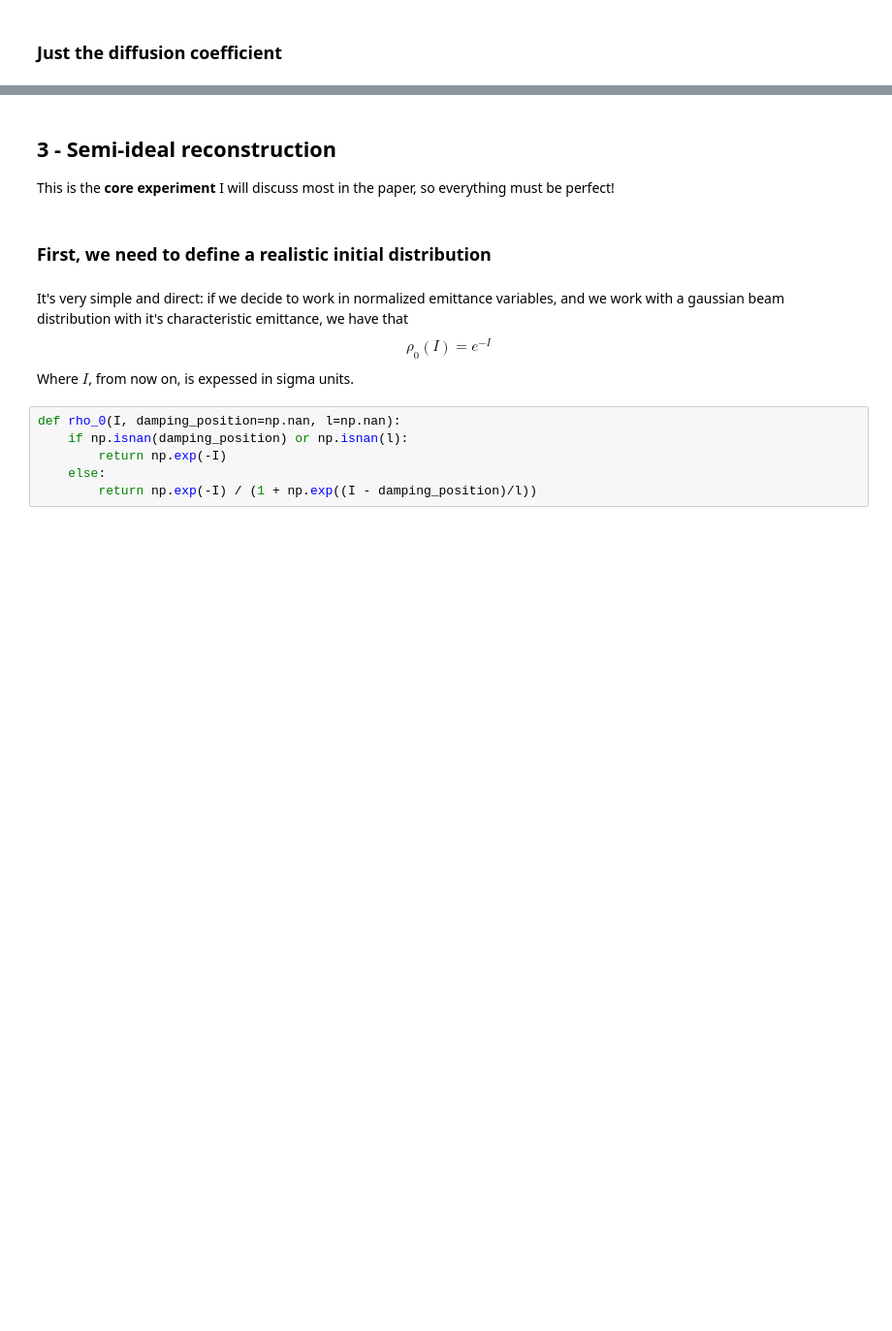
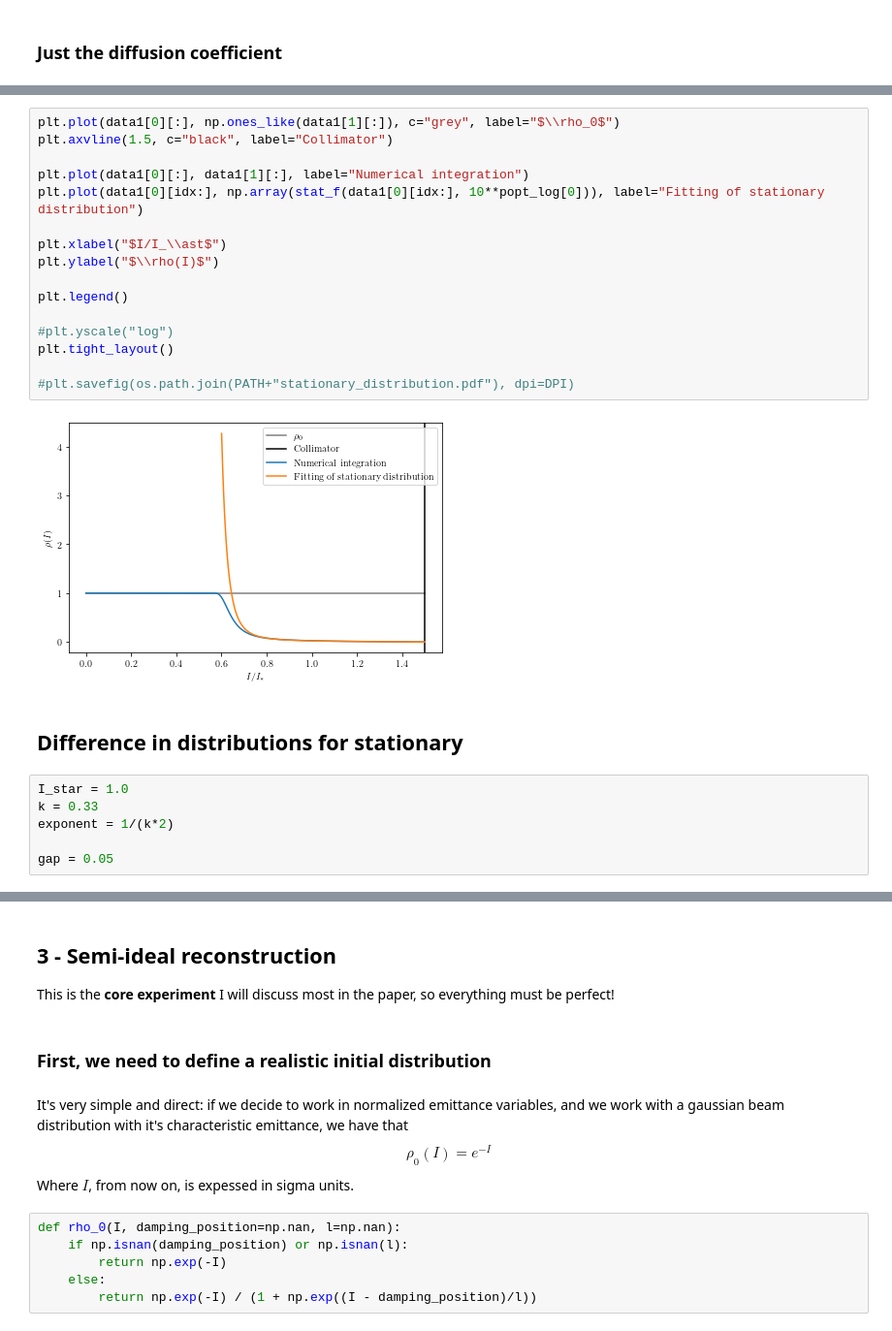
Before and after one commit to carlidel/more_about_nekhoroshev_diffusion, a Jupyter notebook: PLOTS_FOR_PAPER.ipynb, the cells around one changed output, grey strips where cells are left out. Shown at 97% size. Saved outputs shown, nothing was run; the diff lists cells and outputs as text; blank space fills up the shorter version.

```diff
--- a/PLOTS_FOR_PAPER.ipynb
+++ b/PLOTS_FOR_PAPER.ipynb
@@ -178,0 +179,26 @@ plt.yscale("log")
+# %%
+plt.plot(data1[0][:], np.ones_like(data1[1][:]), c="grey", label="$\\rho_0$")
+plt.axvline(1.5, c="black", label="Collimator")
+
+plt.plot(data1[0][:], data1[1][:], label="Numerical integration")
+plt.plot(data1[0][idx:], np.array(stat_f(data1[0][idx:], 10**popt_log[0])), label="Fitting of stationary distribution")
+
+plt.xlabel("$I/I_\\ast$")
+plt.ylabel("$\\rho(I)$")
+
+plt.legend()
+
+#plt.yscale("log")
+plt.tight_layout()
+
+#plt.savefig(os.path.join(PATH+"stationary_distribution.pdf"), dpi=DPI)
+# %% [output]
+[figure, added]
+# %% [markdown]
+## Difference in distributions for stationary
+# %%
+I_star = 1.0
+k = 0.33
+exponent = 1/(k*2)
+
+gap = 0.05
```
Also changed, not shown: parts of 104 cells of this notebook.
